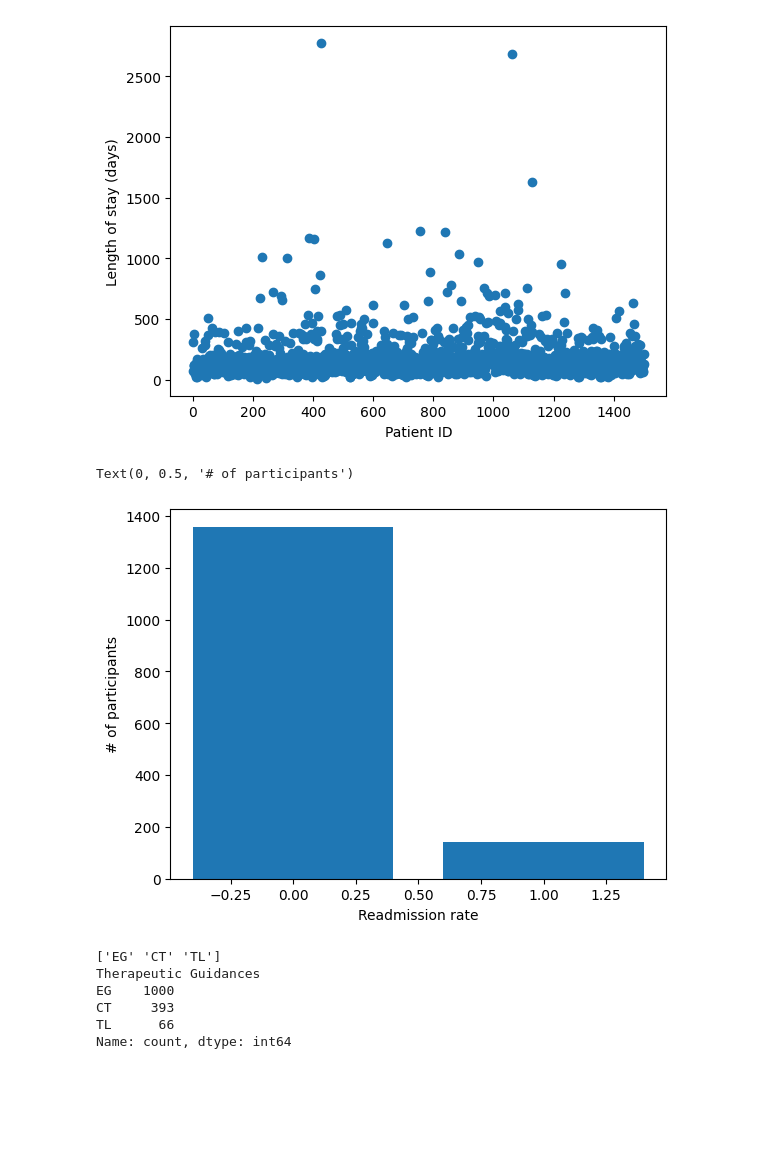
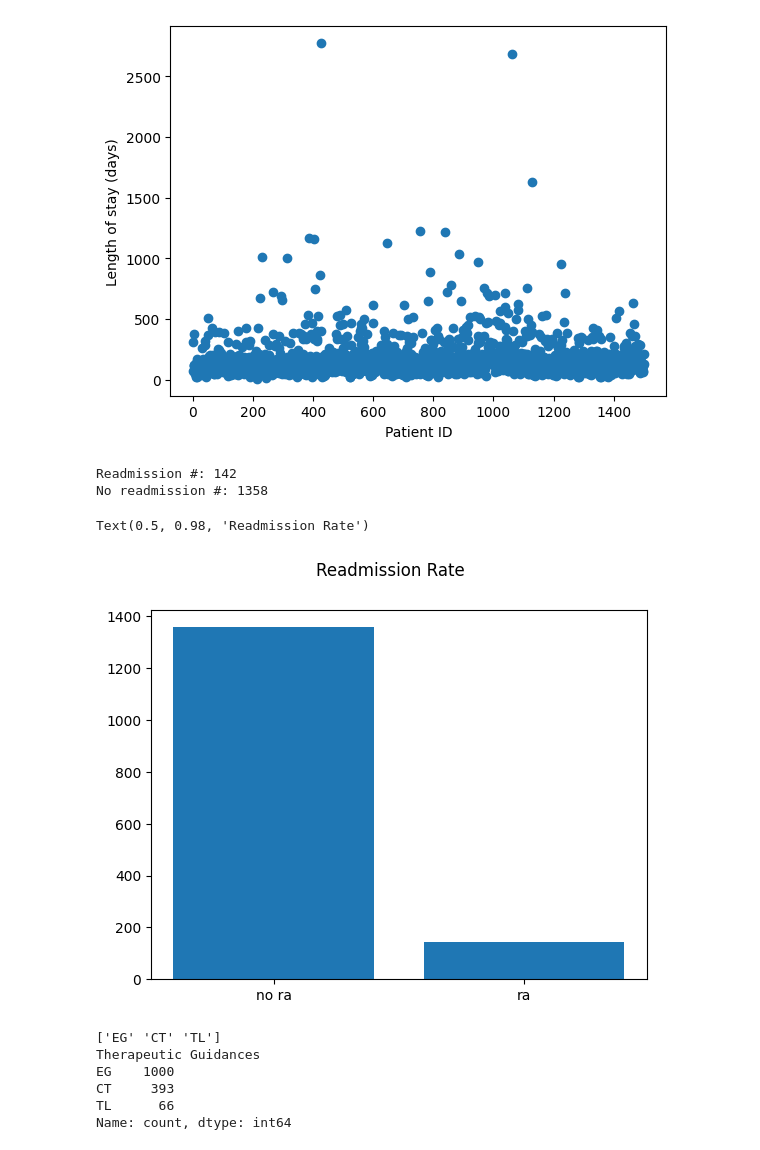
Before and after one commit to Precision-MD/precisionMD-model, a Jupyter notebook: EDA/EDA.ipynb, the cells around one changed output. Cells and saved outputs as stored; diff of their text form; code cells hidden in the pictures; blank space fills up the shorter version.

Commit message:
Fixed the RAR graph

```diff
--- a/EDA/EDA.ipynb
+++ b/EDA/EDA.ipynb
@@ -122,15 +122,27 @@ plt.ylabel("Length of stay (days)")
 # %% [output]
 Text(0, 0.5, 'Length of stay (days)')
 [figure]
-# %%
-rar = df['RAR'].unique()
-nums = df['RAR'].value_counts()
-plt.bar(rar, nums)
-plt.xlabel("Readmission rate")
-plt.ylabel("# of participants")
-# %% [output]
-Text(0, 0.5, '# of participants')
-[figure, removed]
+# %%
+# Readmission rate
+import matplotlib.pyplot as plt
+num_rar = (df['RAR'] == 1).sum()
+num_no_rar = (df['RAR'] == 0).sum()
+
+print("Readmission #: " + str(num_rar))
+print("No readmission #: " + str(num_no_rar))
+data = {'no ra': num_no_rar, 'ra': num_rar}
+
+names = list(data.keys())
+values = list(data.values())
+
+fig, axs = plt.subplots()
+axs.bar(names, values)
+fig.suptitle('Readmission Rate')
+# %% [output]
+Readmission #: 142
+No readmission #: 1358
+Text(0.5, 0.98, 'Readmission Rate')
+[figure, added]
 # %%
 #some rows have therapeutic guidance information missing so drop them
 df1 = df.dropna(axis=0, how="any", subset="Therapeutic Guidances")
```
